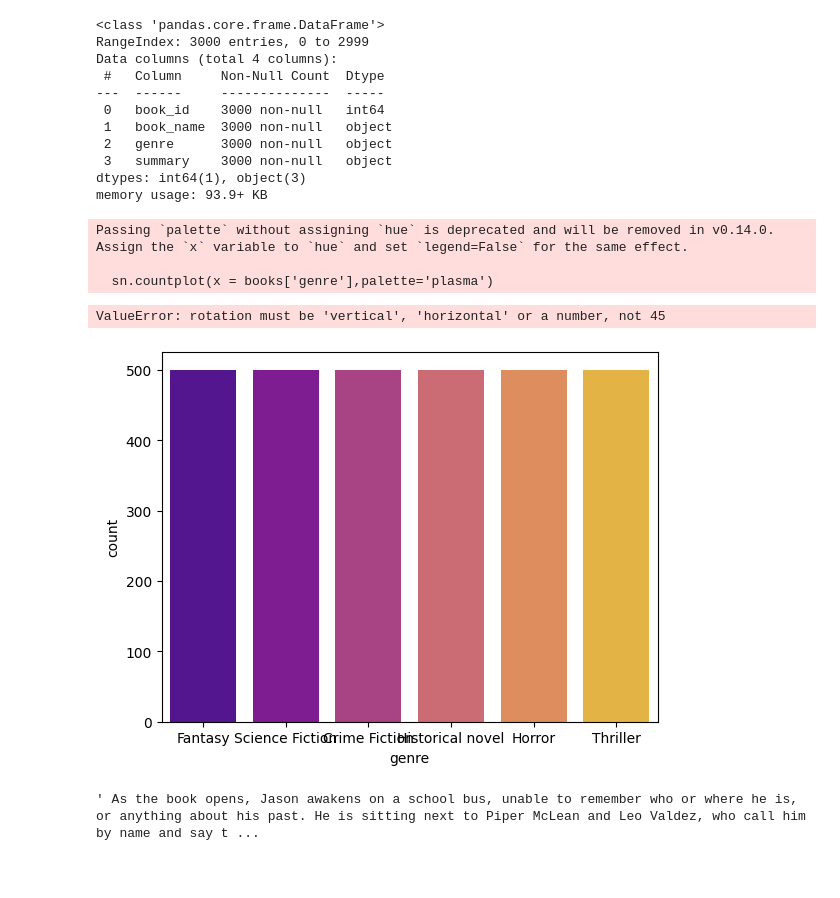
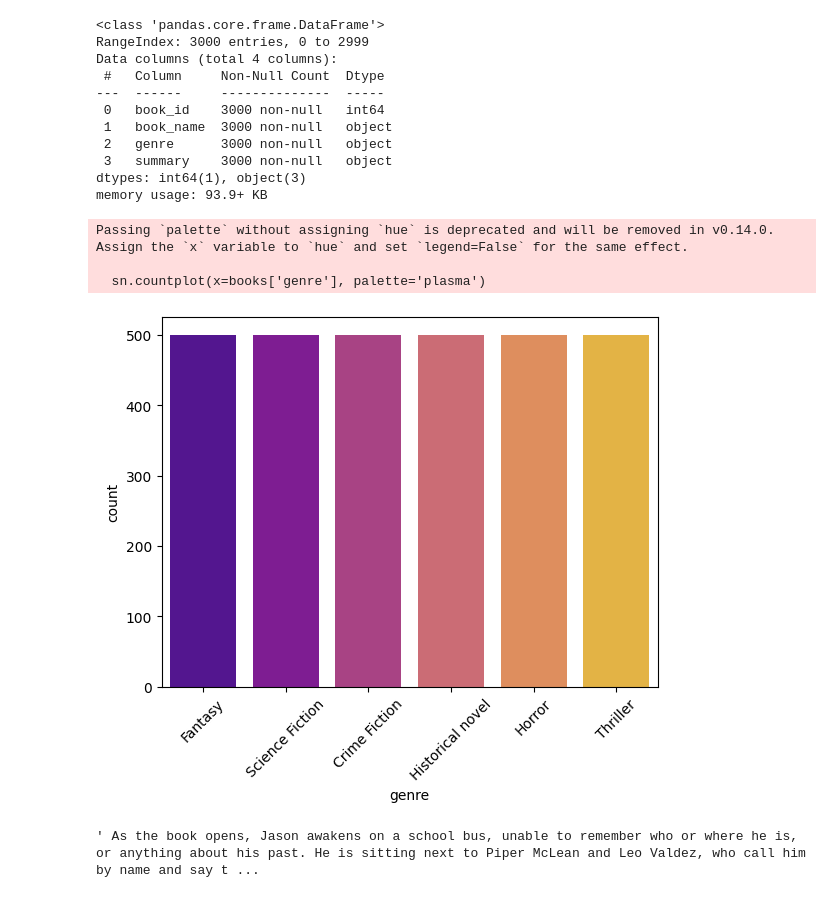
Before and after one commit to sgangavaram/StorysScape, a Jupyter notebook: Book Genre Prediction.ipynb, the cells around one changed output. Cells and saved outputs as stored; diff of their text form; code cells hidden in the pictures; blank space fills up the shorter version.

Commit message:
Correction of Errors

```diff
--- a/Book Genre Prediction.ipynb
+++ b/Book Genre Prediction.ipynb
@@ -46,14 +46,14 @@ Data columns (total 4 columns):
 dtypes: int64(1), object(3)
 memory usage: 93.9+ KB
 # %%
-sn.countplot(x = books['genre'],palette='plasma')
-plt.xticks(rotation = '45')
+sn.countplot(x=books['genre'], palette='plasma')
+plt.xticks(rotation=45)
+plt.show()
 # %% [output]
 Passing `palette` without assigning `hue` is deprecated and will be removed in v0.14.0. Assign the `x` variable to `hue` and set `legend=False` for the same effect.
 
-  sn.countplot(x = books['genre'],palette='plasma')
+  sn.countplot(x=books['genre'], palette='plasma')
-ValueError: rotation must be 'vertical', 'horizontal' or a number, not 45
-[figure, old version]
+[figure, new version]
 # %%
 books['summary'].iloc[1]
 # %% [output]
```
Also changed, not shown: parts of 11 cells of this notebook, 34 other files.
